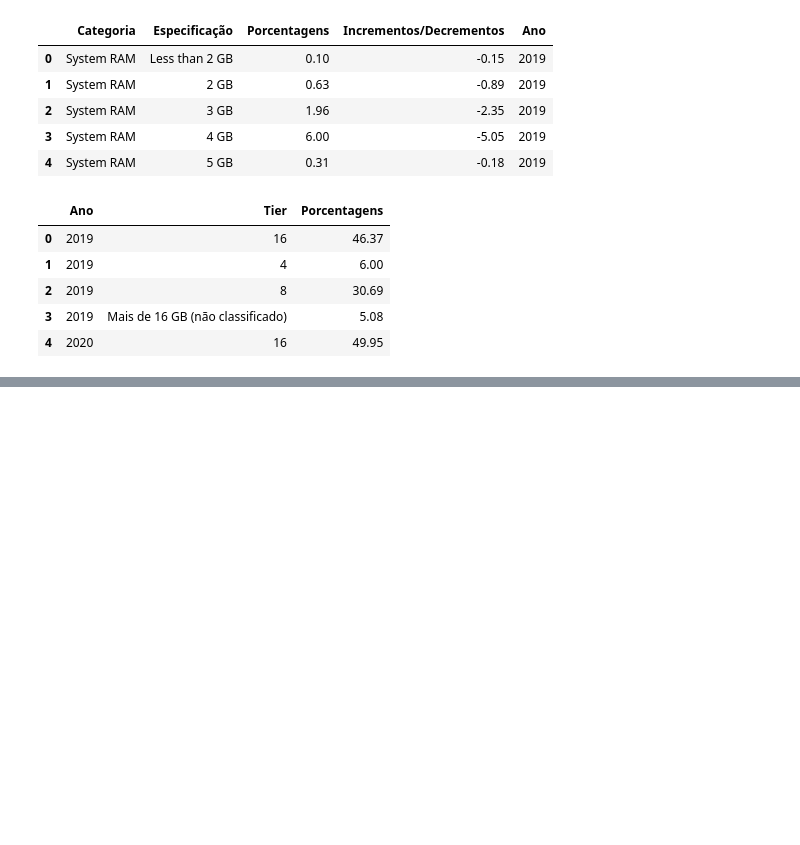
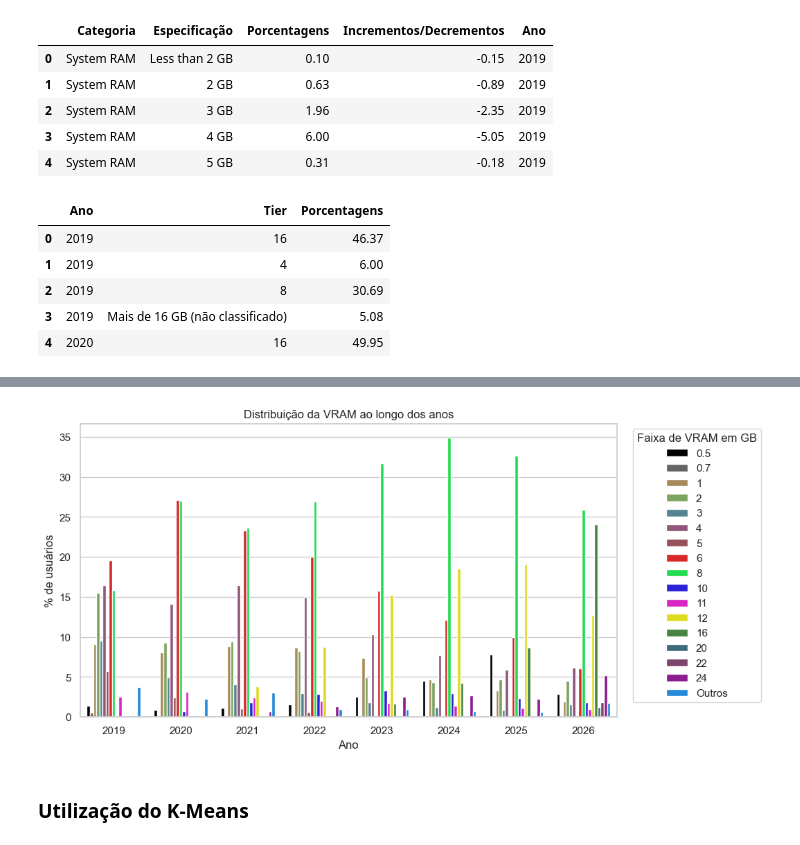
Before and after one commit to caiopaiva92/Trabalho-ICD-, a Jupyter notebook: Análise dos dados/EDA_dados_anuais_unificados.ipynb, the cells around one changed output, grey strips where cells are left out. Saved outputs shown, nothing was run; the diff lists cells and outputs as text; code cells hidden in the pictures; blank space fills up the shorter version.

Commit message:
feat: Análise VRAM + K-means

```diff
--- a/Análise dos dados/EDA_dados_anuais_unificados.ipynb
+++ b/Análise dos dados/EDA_dados_anuais_unificados.ipynb
@@ -129,0 +131,4 @@ plt.show()
+# %%
+df_vram = df[df['Categoria'] == 'VRAM'].copy()
+
+df_vram.head()
@@ -129,0 +152,14 @@ plt.show()
+# %%
+df_vram['Especificação'] = df_vram['Especificação'].str.replace("1024 MB","1 GB")
+df_vram['Especificação'] = df_vram['Especificação'].str.replace("2047 MB","2 GB")
+df_vram['Especificação'] = df_vram['Especificação'].str.replace("3071 MB","3 GB")
+df_vram['Especificação'] = df_vram['Especificação'].str.replace("4095 MB","4 GB")
+df_vram['Especificação'] = df_vram['Especificação'].str.replace("5119 MB","5 GB")
+df_vram['Especificação'] = df_vram['Especificação'].str.replace("6143 MB","6 GB")
+df_vram['Especificação'] = df_vram['Especificação'].str.replace("8191 MB","8 GB")
+df_vram['Especificação'] = df_vram['Especificação'].str.replace("11263 MB","11 GB")
+df_vram['Especificação'] = df_vram['Especificação'].str.replace("10239 MB","10 GB")
+df_vram['Especificação'] = df_vram['Especificação'].str.replace("12287 MB","12 GB")
+df_vram['Especificação'] = df_vram['Especificação'].str.replace("24575 MB","24 GB")
+
+df_vram['Especificação'].unique()
@@ -129,0 +211,44 @@ plt.show()
+# %%
+# Só a paleta de cores muda em relação ao padrão do seaborn
+cores = {
+    '0.5' : '#000000',
+        '0.7': "#666363",
+        '1': "#B48E4D",
+        '2' : "#7CB052",
+        '3': "#4A8A9C",
+        '4' : "#994F7D",
+        '5' : "#A14652",
+        '6': "#F40C0C",
+        '8' : "#05F942",
+        '10' : "#1105F7",
+        '11': "#F706DE",
+        '12':"#FEFA01",
+        '16':"#3E8F39",
+        '20':"#337183",
+        '22':"#863A70",
+        '24':"#9E09A3",
+        '32':"#7A0317",
+        'Outros': "#068EF7",
+}
+
+plt.figure(figsize=(10, 5.5))
+
+ax = sns.barplot(
+    data=tier_pct,
+    x='Ano',
+    y='Porcentagens',
+    hue='Tier',
+    hue_order=tiers_ordem,
+    palette=cores
+)
+
+plt.title('Distribuição da VRAM ao longo dos anos')
+plt.xlabel('Ano')
+plt.ylabel('% de usuários')
+plt.legend(title='Faixa de VRAM em GB', bbox_to_anchor=(1.02, 1), loc='upper left')
+
+plt.show()
+# %% [output]
+[figure, added]
+# %% [markdown]
+### Utilização do K-Means
```
Also changed, not shown: parts of 13 cells of this notebook.
